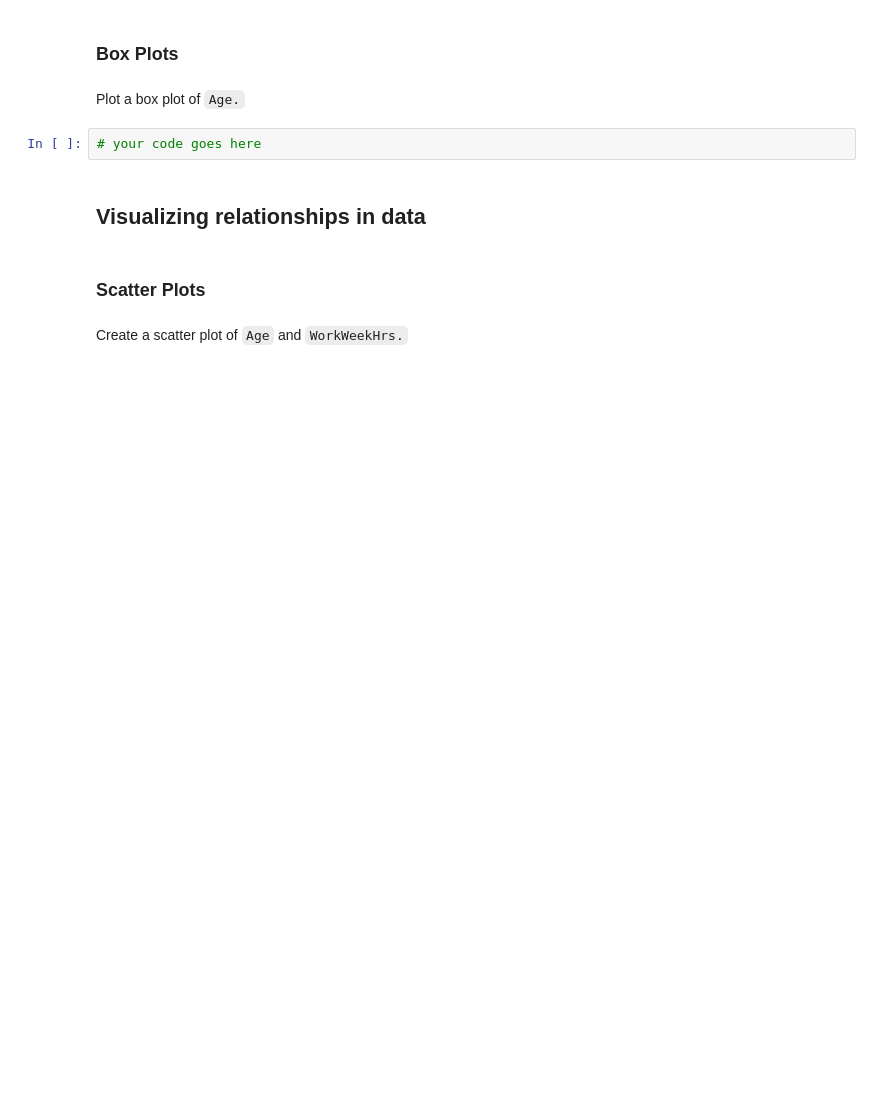
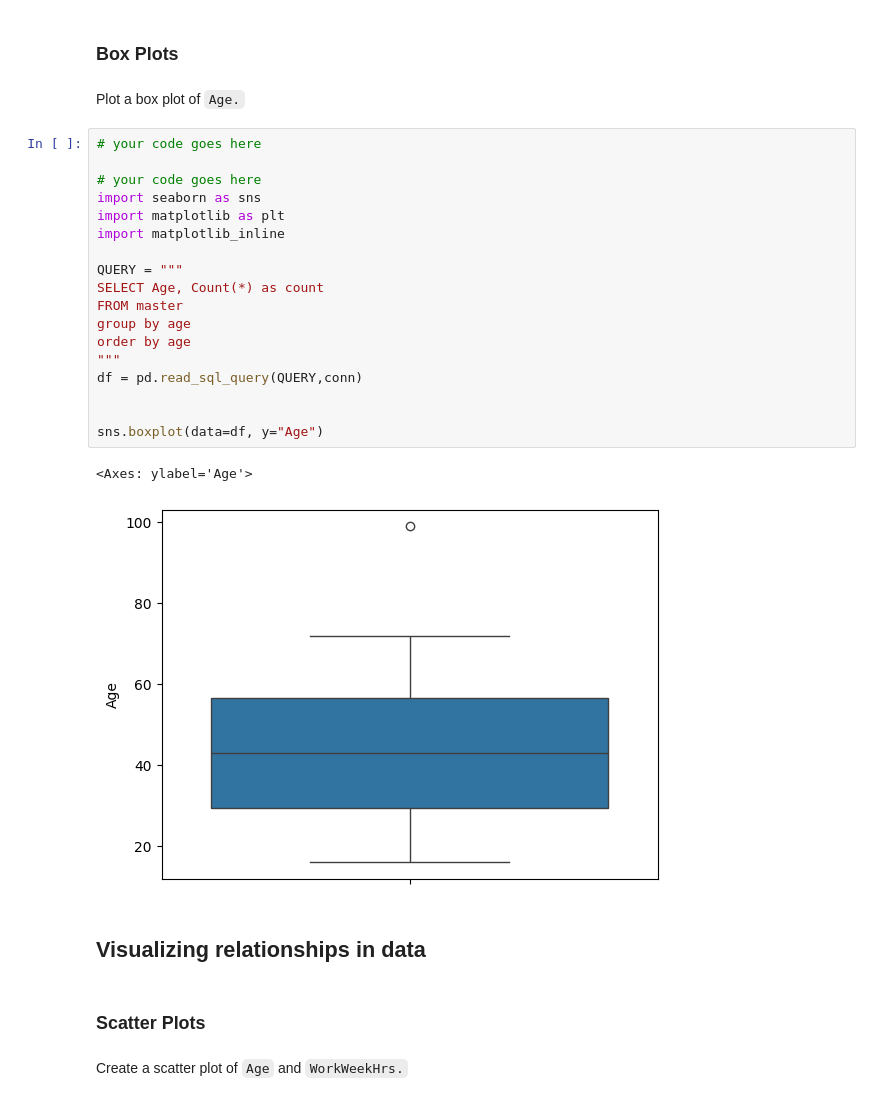
Before and after one commit to Polcsak/IBM-Data-Analyst-Capstone-Project, a Jupyter notebook: Week04-Data_viz/M4DataVisualization-lab.ipynb, the cells around one changed output. Saved outputs shown, nothing was run; the diff lists cells and outputs as text; blank space fills up the shorter version.

```diff
--- a/Week04-Data_viz/M4DataVisualization-lab.ipynb
+++ b/Week04-Data_viz/M4DataVisualization-lab.ipynb
@@ -181,8 +199,27 @@ Plot a histogram of `ConvertedComp.`
 ### Box Plots
 # %% [markdown]
 Plot a box plot of `Age.`
-# %%
-# your code goes here
+# %%
+# your code goes here
+
+# your code goes here
+import seaborn as sns
+import matplotlib as plt
+import matplotlib_inline
+
+QUERY = """
+SELECT Age, Count(*) as count
+FROM master
+group by age
+order by age
+"""
+df = pd.read_sql_query(QUERY,conn)
+
+
+sns.boxplot(data=df, y="Age")
+# %% [output]
+<Axes: ylabel='Age'>
+[figure, added]
 # %% [markdown]
 ## Visualizing relationships in data
 # %% [markdown]
```
Also changed, not shown: parts of 30 cells of this notebook.
